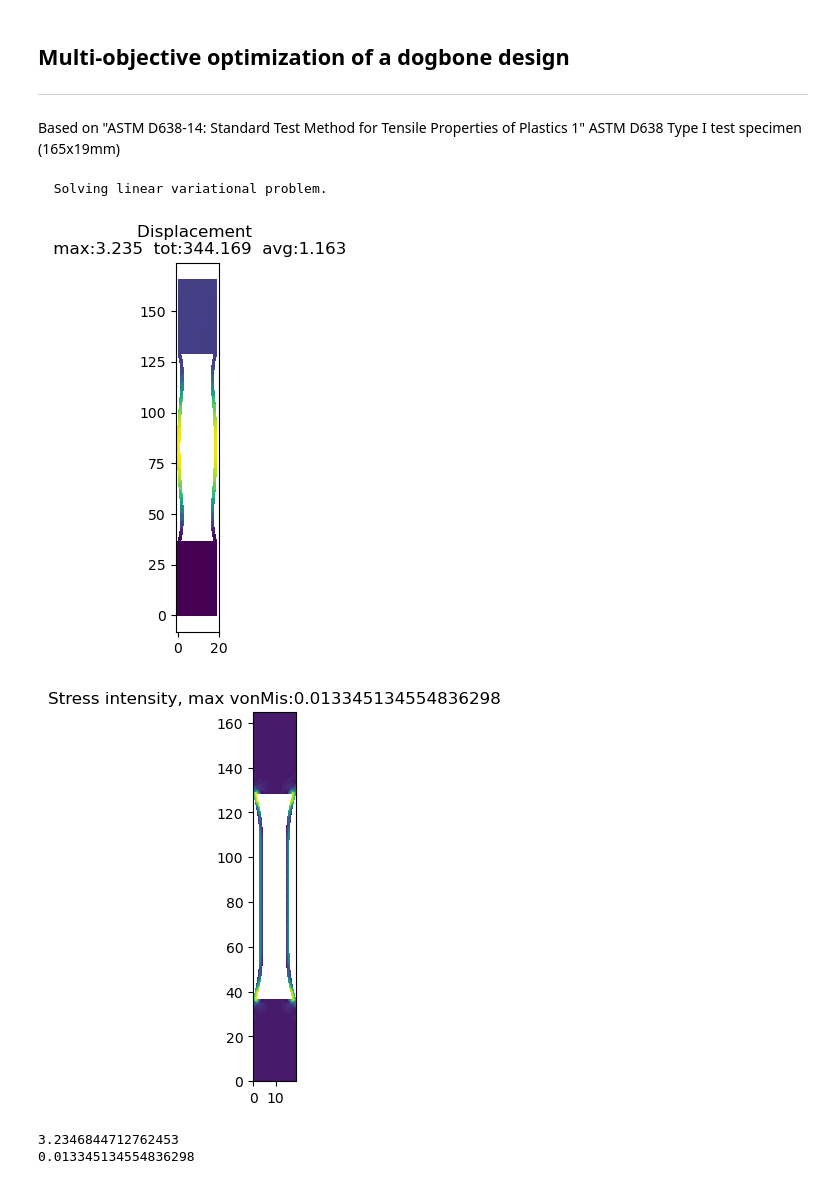
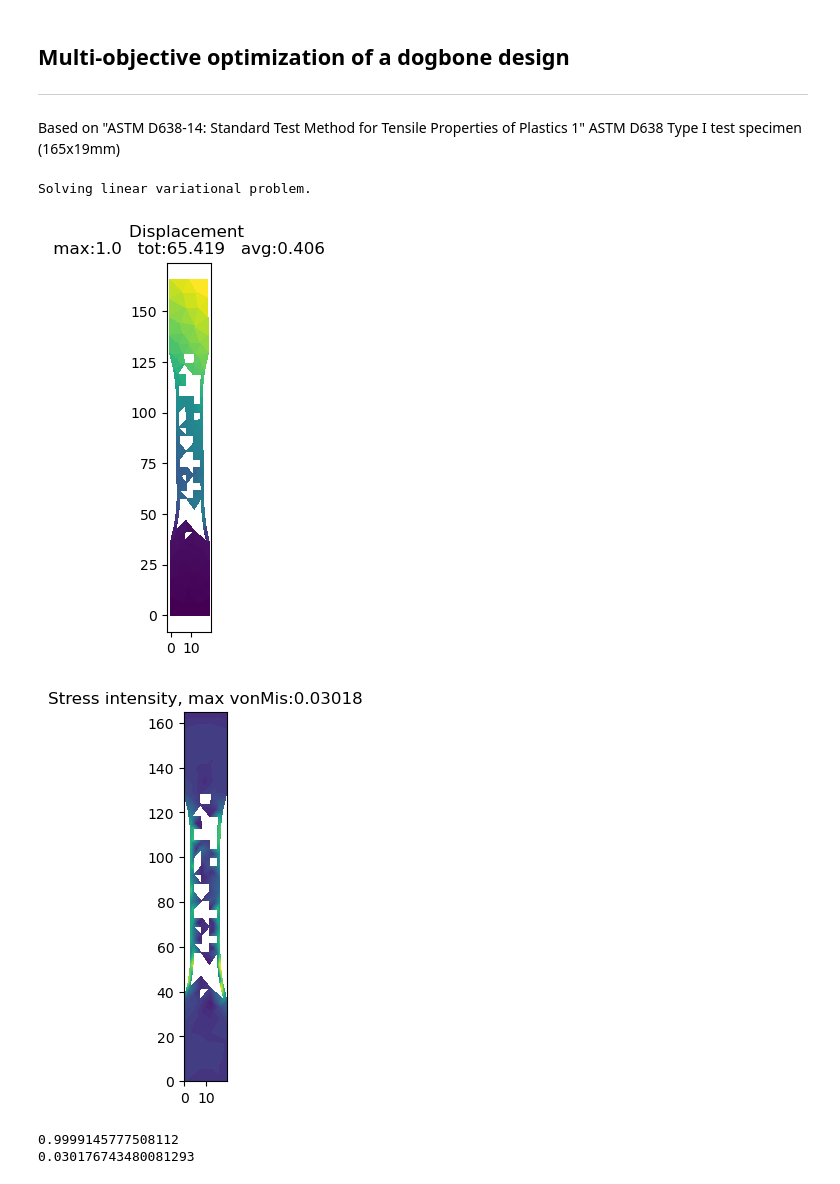
Before and after one commit to grohalex/Project2023, a Jupyter notebook: MOEA_dogbone.ipynb, the cells around one changed output. Cells and saved outputs as stored; diff of their text form; code cells hidden in the pictures.

```diff
--- a/MOEA_dogbone.ipynb
+++ b/MOEA_dogbone.ipynb
@@ -466,7 +490,7 @@ def dogbone_FEA(mesh, verbose=False, plotting=False):
     bc1 = DirichletBC(V, Constant((0, 0)), clamped_bottom)
     bcs = [bc1]  # combined boundary conditions
     delta = Delta(eps=1E-1, x0=np.array([9.5, 165]), degree=5)  # point load at x0
-    load = Load(height=162.5, value=(0, 2), degree=1)
+    load = Load(height=162.5, value=(0, 8), degree=1)
 
     # Define variational problem
     u = TrialFunction(V)
@@ -493,11 +517,11 @@ def dogbone_FEA(mesh, verbose=False, plotting=False):
     max_von_mises = von_mises.vector().max()  # getting maximal von Mises stress
 
     if plotting:
-        title_str = f"Displacement \n max:{round(disp_max,3)}  tot:{round(disp_tot,3)}  avg:{round(disp_avg,3)}"
+        title_str = f"Displacement \n max:{round(disp_max,3)}   tot:{round(disp_tot,3)}   avg:{round(disp_avg,3)} "
         plot(u, title=title_str, mode='displacement')
         plt.show()
 
-        plot(von_mises, title=f"Stress intensity, max vonMis:{max_von_mises}")###
+        plot(von_mises, title=f"Stress intensity, max vonMis:{round(max_von_mises, 5)}")###
         plt.show()
 
     return disp_max, disp_tot, disp_avg, max_von_mises
@@ -509,15 +533,17 @@ from ufl import nabla_div
 
 cwd = Path.cwd()
 mesh_dir = cwd.joinpath("MOEA_meshes", "dogbones")  # adjust the dir here
-inf_file = 'dogbone_type1-infill.msh'
+inf_file = 'dogbone_type1-infill-small.msh'
 mesh_inp = mesh_dir / inf_file
 
 # Extracting geometry from the infill mesh
 conn, coords, num_el = extract_mesh_data(mesh_inp)
 
 # Create the mesh infill based on the infill vector
+
+vec = np.zeros(num_el)
+vec = np.ones(num_el)
 vec = np.random.randint(2, size=num_el)
-vec = np.zeros(num_el)
 meshfile = mesh_dir / 'infill_gen.msh'
 generate_infill_file(meshfile, vec, conn, coords, run_GUI=False)
 
@@ -534,4 +560,4 @@ print(max_vm)
-[figure, old version]
+[figure, new version]
-[figure, old version]
+[figure, new version]
-3.2346844712762453
-0.013345134554836298
+0.9999145777508112
+0.030176743480081293
```
Also changed, not shown: parts of 2 cells of this notebook.
